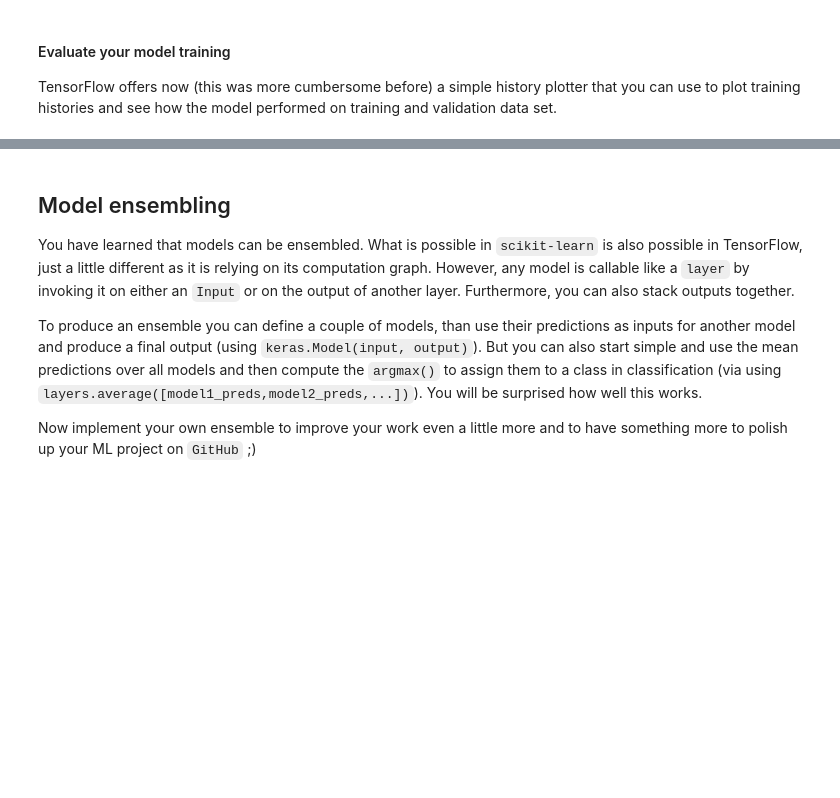
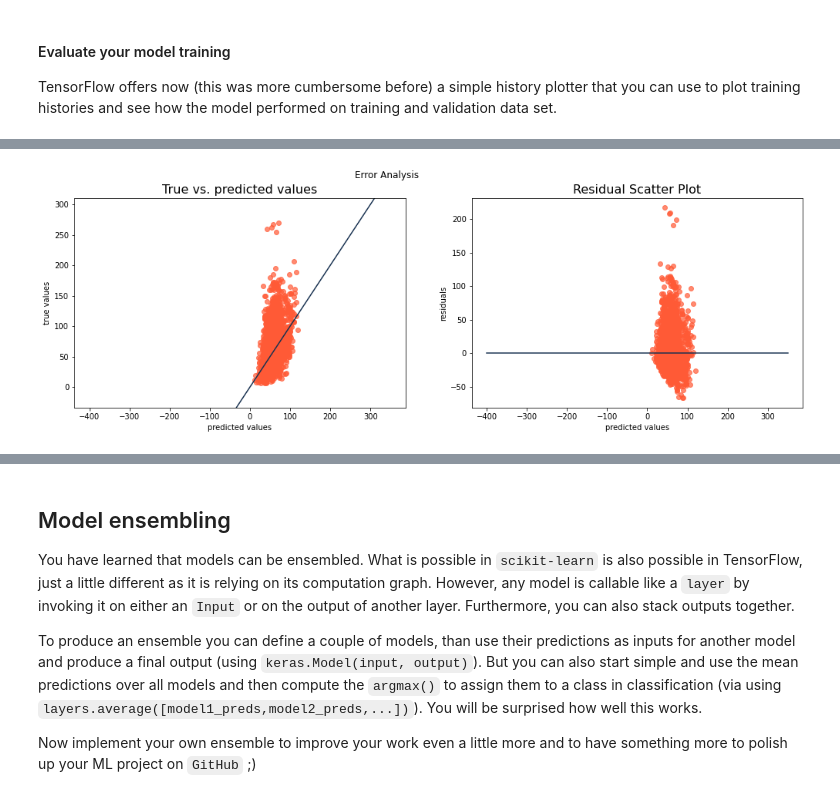
Before and after one commit to sm4rtm4art/airquality, a Jupyter notebook: 06_DNN_Assignment.ipynb, the cells around one changed output, grey strips where cells are left out. Saved outputs shown, nothing was run; the diff lists cells and outputs as text; code cells hidden in the pictures; blank space fills up the shorter version.

```diff
--- a/06_DNN_Assignment.ipynb
+++ b/06_DNN_Assignment.ipynb
@@ -236,0 +304,4 @@ with tf.device('/cpu:0'):
+# %%
+error_analysis(y_train, y_pred_train.ravel())
+# %% [output]
+[figure, added]
```
Also changed, not shown: parts of 21 cells of this notebook, 1 other file.
